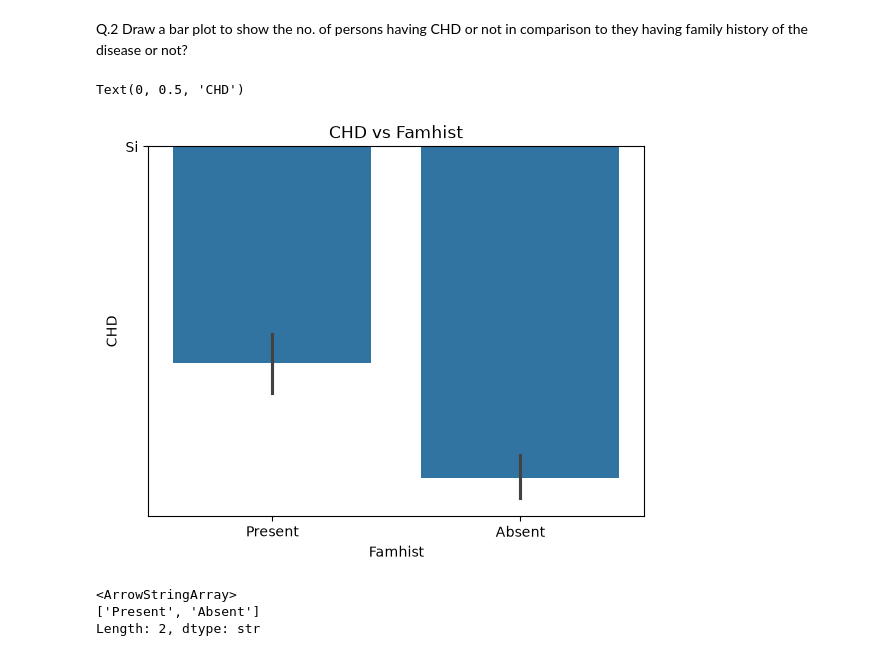
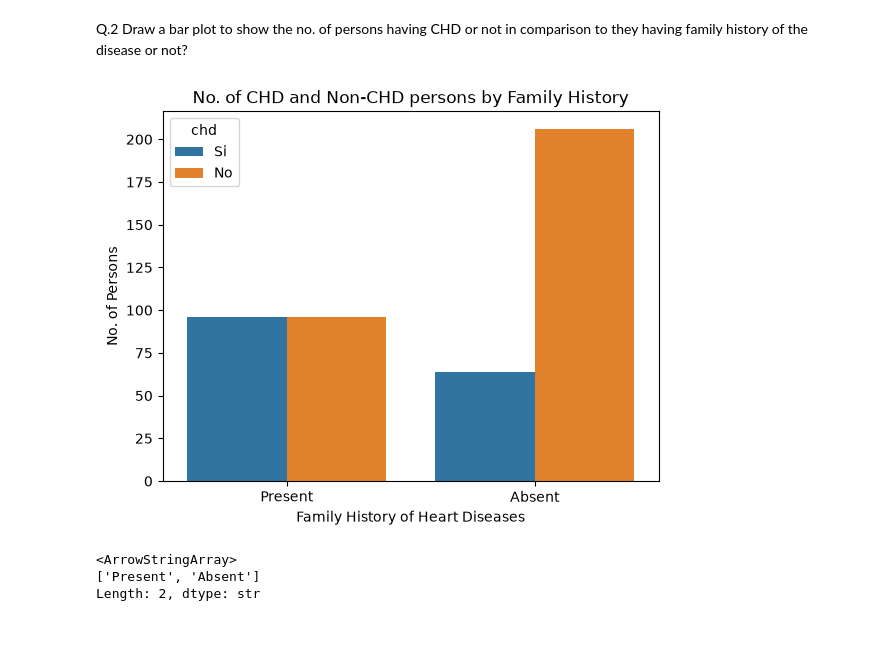
Before and after one commit to atultiwari01/ML_Learning, a Jupyter notebook: Assignment_SAheart.ipynb, the cells around one changed output. Cells and saved outputs as stored; diff of their text form; code cells hidden in the pictures.

```diff
--- a/Assignment_SAheart.ipynb
+++ b/Assignment_SAheart.ipynb
@@ -49,13 +49,14 @@ SAheart_df.shape[0]
 # %% [markdown]
 Q.2 Draw a bar plot to show the no. of persons having CHD or not in comparison to they having family history of the disease or not?
 # %%
-sn.barplot(data=SAheart_df,x='famhist',y='chd')
-plt.title('CHD vs Famhist')
-plt.xlabel('Famhist')
-plt.ylabel('CHD')
+sn.countplot(data= SAheart_df,
+            x='famhist',hue='chd')
+plt.xlabel('Family History of Heart Diseases')
+plt.ylabel('No. of Persons')
+plt.title('No. of CHD and Non-CHD persons by Family History')
+plt.show()
 # %% [output]
-Text(0, 0.5, 'CHD')
-[figure, old version]
+[figure, new version]
 # %%
 SAheart_df['famhist'].unique()
 # %% [output]
```
Also changed, not shown: parts of 18 cells of this notebook.
